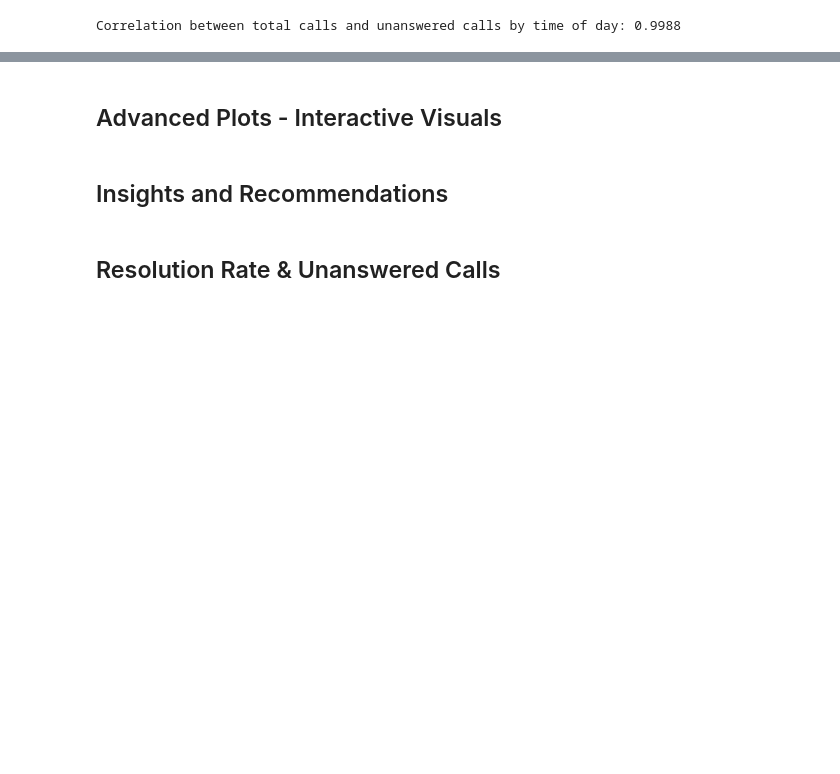
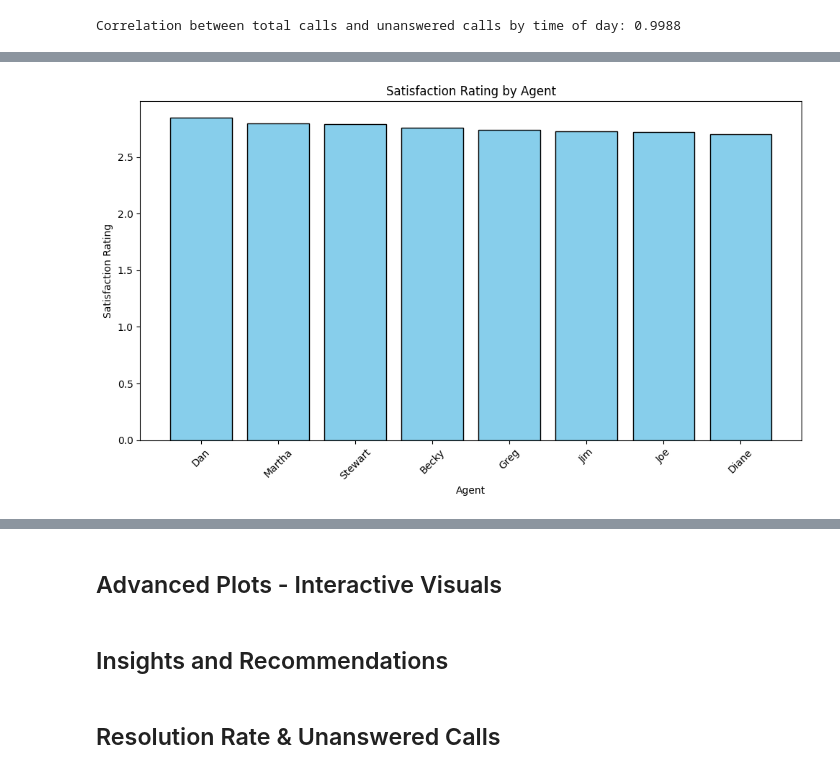
Before and after one commit to daveysull/PFDA, a Jupyter notebook: project/project.ipynb, the cells around one changed output, grey strips where cells are left out. Drawn from its saved outputs; the diff is of its cells as text; code cells hidden in the pictures; blank space fills up the shorter version.

```diff
--- a/project/project.ipynb
+++ b/project/project.ipynb
@@ -610,0 +636,15 @@ Review satisfaction scores and exclude unanswered calls
+# %%
+# Average Satisfaction Rating
+avg_satisfaction_rating = df['satisfaction_rating'].mean().round(2)
+
+# Satisfaction by resolution status
+satisfaction_by_resolution = df.groupby('resolved')['satisfaction_rating'].mean().round(2)
+
+# Satisfaction by topic
+satisfaction_by_topic = df.groupby('topic')['satisfaction_rating'].mean().round(2)
+
+# Satisfaction by Agent
+satisfaction_by_agent = df.groupby('agent')['satisfaction_rating'].mean().round(2)
+
+# Satisfaction by Time of Day
+satisfaction_by_time = df.groupby('time_of_day_category')['satisfaction_rating'].mean().round(2)
@@ -612,0 +756,12 @@ Review satisfaction scores and exclude unanswered calls
+# %%
+satisfaction_by_agent_sorted = satisfaction_by_agent.sort_values(ascending=False)
+plt.figure(figsize=(10, 6))
+plt.bar(satisfaction_by_agent_sorted.index, satisfaction_by_agent_sorted, color='skyblue', edgecolor='black')
+plt.title('Satisfaction Rating by Agent')
+plt.xlabel('Agent')
+plt.ylabel('Satisfaction Rating')
+plt.xticks(rotation=45)
+plt.tight_layout()
+plt.show()
+# %% [output]
+[figure, added]
```
Also changed, not shown: parts of 18 cells of this notebook.
